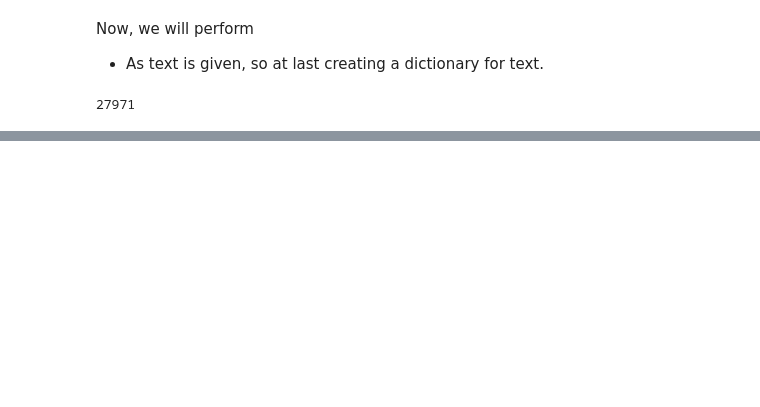
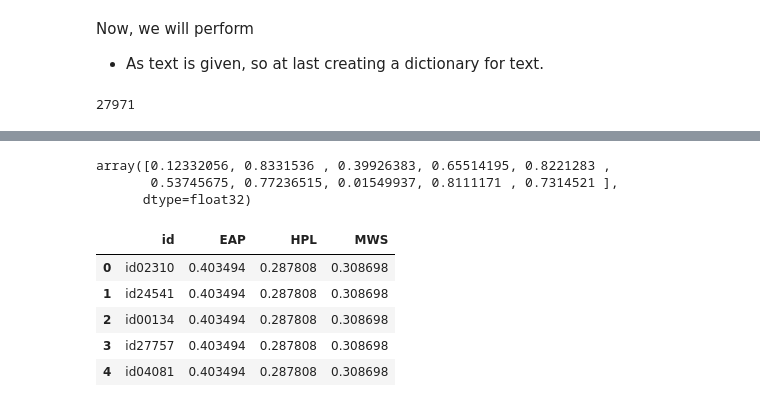
Before and after one commit to akash1309/Spooky-Author-Identification, a Jupyter notebook: Spooky_Authors.ipynb, the cells around one changed output, grey strips where cells are left out. Drawn from its saved outputs; the diff is of its cells as text; code cells hidden in the pictures; blank space fills up the shorter version.

```diff
--- a/Spooky_Authors.ipynb
+++ b/Spooky_Authors.ipynb
@@ -156,0 +271,17 @@ print(len(txt))
+# %%
+y_preds[0:10,0]
+# %% [output]
+array([0.12332056, 0.8331536 , 0.39926383, 0.65514195, 0.8221283 ,
+       0.53745675, 0.77236515, 0.01549937, 0.8111171 , 0.7314521 ],
+      dtype=float32)
+# %%
+submission_file = pd.read_csv('drive/My Drive/Pytorch_DataSet/Spooky Authors/sample_submission.csv')
+# %%
+submission_file.head()
+# %% [output]
+|  | id | EAP | HPL | MWS |
+| 0 | id02310 | 0.403494 | 0.287808 | 0.308698 |
+| 1 | id24541 | 0.403494 | 0.287808 | 0.308698 |
+| 2 | id00134 | 0.403494 | 0.287808 | 0.308698 |
+| 3 | id27757 | 0.403494 | 0.287808 | 0.308698 |
+| 4 | id04081 | 0.403494 | 0.287808 | 0.308698 |
```
Also changed, not shown: parts of 30 cells of this notebook.
